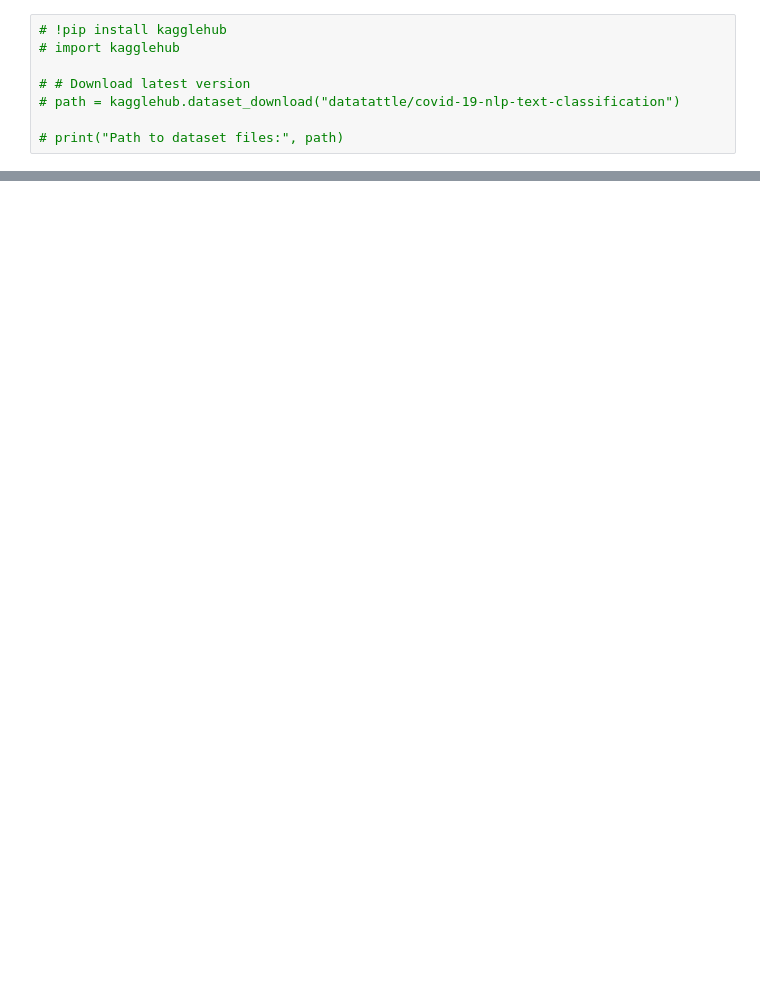
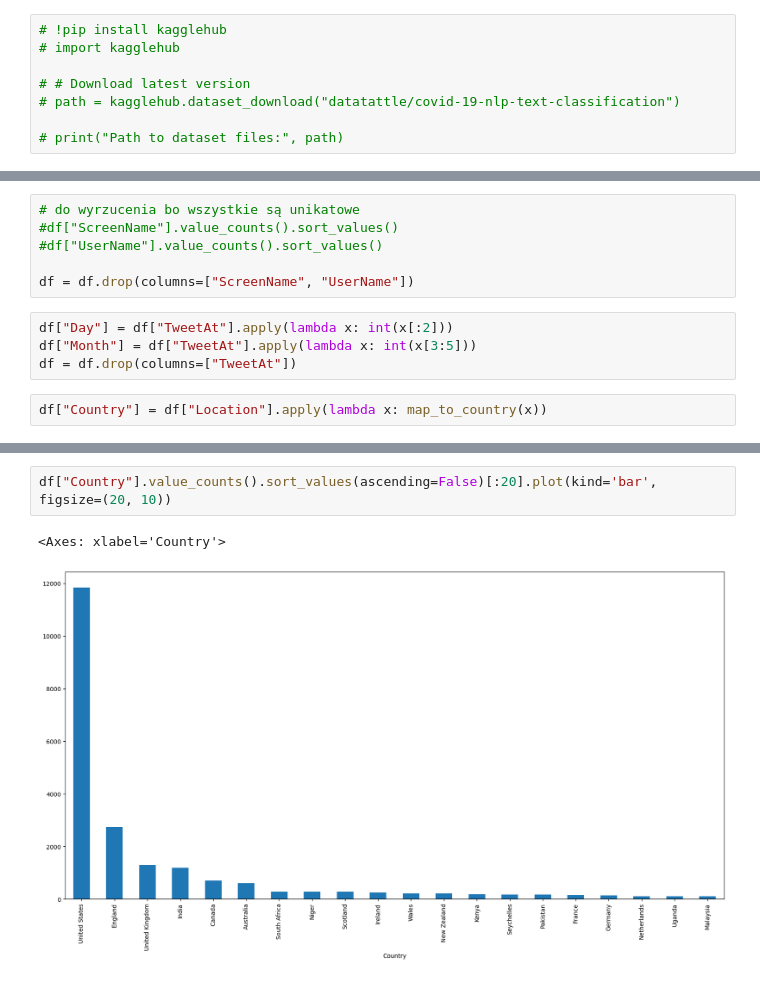
Before and after one commit to Igor961-bot/TweetSentimentML, a Jupyter notebook: nlp_notebook.ipynb, the cells around one changed output, grey strips where cells are left out. Drawn from its saved outputs; the diff is of its cells as text; blank space fills up the shorter version.

Commit message:
country column

```diff
--- a/nlp_notebook.ipynb
+++ b/nlp_notebook.ipynb
@@ -29,0 +15,12 @@ df
+# %%
+# do wyrzucenia bo wszystkie są unikatowe
+#df["ScreenName"].value_counts().sort_values()
+#df["UserName"].value_counts().sort_values()
+
+df = df.drop(columns=["ScreenName", "UserName"])
+# %%
+df["Day"] = df["TweetAt"].apply(lambda x: int(x[:2]))
+df["Month"] = df["TweetAt"].apply(lambda x: int(x[3:5]))
+df = df.drop(columns=["TweetAt"])
+# %%
+df["Country"] = df["Location"].apply(lambda x: map_to_country(x))
@@ -29,0 +167,5 @@ df
+# %%
+df["Country"].value_counts().sort_values(ascending=False)[:20].plot(kind='bar', figsize=(20, 10))
+# %% [output]
+<Axes: xlabel='Country'>
+[figure, added]
```
Also changed, not shown: parts of 7 cells of this notebook.
